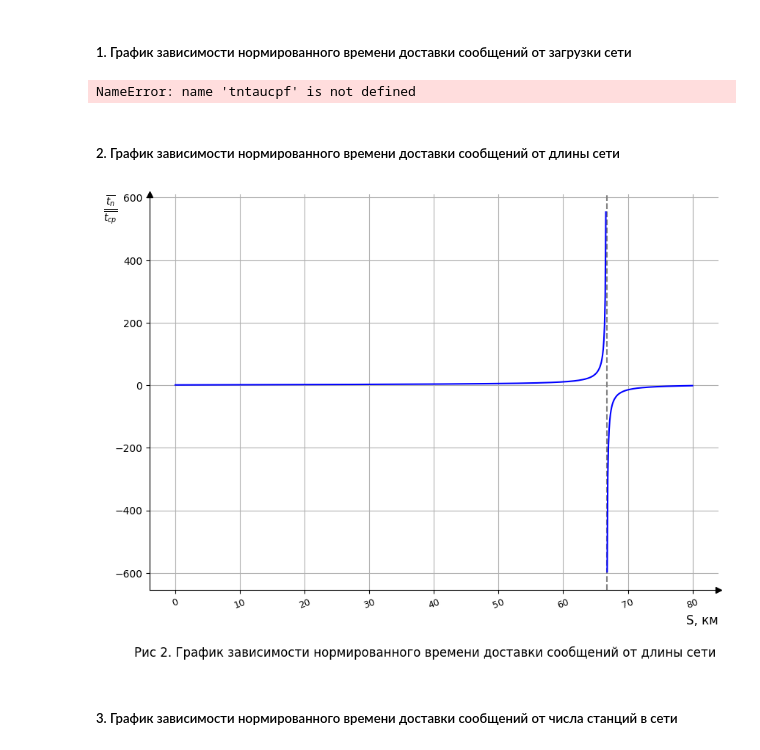
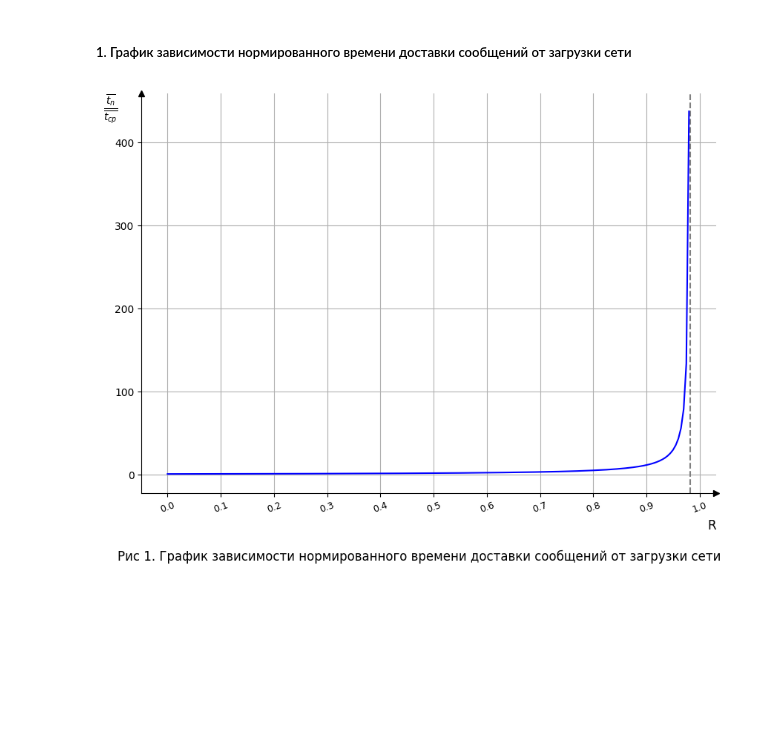
Before and after one commit to sethlearning/NetworksAndTelecommunications, a Jupyter notebook: cp/passthrough.ipynb, the cells around one changed output. Cells and saved outputs as stored; diff of their text form; code cells hidden in the pictures; blank space fills up the shorter version.

```diff
--- a/cp/passthrough.ipynb
+++ b/cp/passthrough.ipynb
@@ -291,55 +291,25 @@ def graphbreak(x1, y1, x2, y2, ticks, suptitle, xlabel, ylabel, **kwargs):
 # %%
 # 1. График зависимости нормированного времени доставки сообщений от загрузки сети
 
 # Точка разрыва: R = 0.492
+# Точка разрыва: R = 0.9822
 
 # Rarray10 = nmp.arange(0, 1.01, 0.01)
 # ticks1 = nmp.arange(0, 1.1, 0.1)
 
-Rarray11 = nmp.arange(0, 0.495, 0.005)
-Rarray12 = nmp.arange(0.495, 1.01, 0.005)
+Rarray11 = nmp.arange(0, 0.9822, 0.005)
+# Rarray12 = nmp.arange(0.985, 1.01, 0.005)
 ticks1 = nmp.arange(0, 1.1, 0.1)
 # Rarray10 = nmp.arange(.49, .5, 0.0001, )
 # ticks = nmp.arange(.49, .5, 0.001 )
 
 # tntaucparray = tntaucpf(R=Rarray10, vcp=vcp, alpha=alpha)
 tntaucparray11 = tntaucpf(R=Rarray11, vcp=vcp, alpha=alpha)
-tntaucparray12 = tntaucpf(R=Rarray12, vcp=vcp, alpha=alpha)
+# tntaucparray12 = tntaucpf(R=Rarray12, vcp=vcp, alpha=alpha)
 
 # graph(x=Rarray, y=tntaucparray, ticks=ticks, suptitle='Рис 1. График зависимости нормированного времени доставки сообщений от загрузки сети', xlabel='R', ylabel='$t_n/t_{cp}$')
-graphbreak(x1=Rarray11, y1=tntaucparray11, x2=Rarray12, y2=tntaucparray12, ticks=ticks1, xvline=0.492, suptitle='Рис 1. График зависимости нормированного времени доставки сообщений от загрузки сети', xlabel='R', ylabel='$\\frac{\overline{t_n}}{\overline{t_{cp}}}$', file='c:/pic1.png')
+# graphbreak(x1=Rarray11, y1=tntaucparray11, x2=Rarray12, y2=tntaucparray12, ticks=ticks1, xvline=0.492, suptitle='Рис 1. График зависимости нормированного времени доставки сообщений от загрузки сети', xlabel='R', ylabel='$\\frac{\overline{t_n}}{\overline{t_{cp}}}$', file='c:/pic1.png')
+graphbreak(x1=Rarray11, y1=tntaucparray11, x2=0, y2=0, ticks=ticks1, xvline=0.9822, suptitle='Рис 1. График зависимости нормированного времени доставки сообщений от загрузки сети', xlabel='R', ylabel='$\\frac{\overline{t_n}}{\overline{t_{cp}}}$', file='c:/pic1.png')
+# graphbreak(x1=Rarray11, y1=tntaucparray11, x2=Rarray12, y2=tntaucparray12, ticks=ticks1, xvline=0.492, suptitle='Рис 1. График зависимости нормированного времени доставки сообщений от загрузки сети', xlabel='R', ylabel='$\\frac{\overline{t_n}}{\overline{t_{cp}}}$', file='c:/pic1.png')
 # %% [output]
-NameError: name 'tntaucpf' is not defined
+[figure, added]
-# %% [markdown]
-##### 2. График зависимости нормированного времени доставки сообщений от длины сети
-# %%
-# 2. График зависимости нормированного времени доставки сообщений от длины сети
-
-# Точка разрыва: S = 66.705
-
-def graph2data(S, V, R, taupt, taucp, vcp):
-    tauparray = taupf(S=S, V=V)
-    tauarray = tauf(taup=tauparray, taupt=taupt)
-    alphaarray = alphaf(tau=tauarray, taucp=taucp)
-    return tntaucpf(R=R, vcp=vcp, alpha=alphaarray)
-
-# Sarray = nmp.arange(0, 81, 1)
-# ticks = nmp.arange(0, 81, 10)
-# Sarray = nmp.arange(66.6, 66.8, .001)
-# ticks = nmp.arange(66.6, 66.8, 0.01)
-
-# tntaucparray2 = graph2data(S=Sarray, V=V, R=R, taupt=taupt, taucp=taucp, vcp=vcp)
-
-
-Sarray21 = nmp.arange(0, 66.7, 0.1)
-Sarray22 = nmp.arange(66.8, 80.1, 0.1)
-ticks2 = nmp.arange(0, 81, 10)
-tntaucparray21 = graph2data(S=Sarray21, V=V, R=R, taupt=taupt, taucp=taucp, vcp=vcp)
-tntaucparray22 = graph2data(S=Sarray22, V=V, R=R, taupt=taupt, taucp=taucp, vcp=vcp)
-
-# graph(x=Sarray, y=tntaucparray2, ticks=ticks, suptitle='Рис 2. График зависимости нормированного времени доставки сообщений от длины сети', xlabel='R', ylabel='$t_n/t_{cp}$')
-graphbreak(x1=Sarray21, y1=tntaucparray21, x2=Sarray22, y2=tntaucparray22, ticks=ticks2, xvline=66.706, suptitle='Рис 2. График зависимости нормированного времени доставки сообщений от длины сети', xlabel='S, км', ylabel='$\\frac{\overline{t_n}}{\overline{t_{cp}}}$', file='c:/pic2.png')
-# %% [output]
-[figure, removed]
-# %% [markdown]
-##### 3. График зависимости нормированного времени доставки сообщений от числа станций в сети
```
Also changed, not shown: parts of 9 cells of this notebook.
